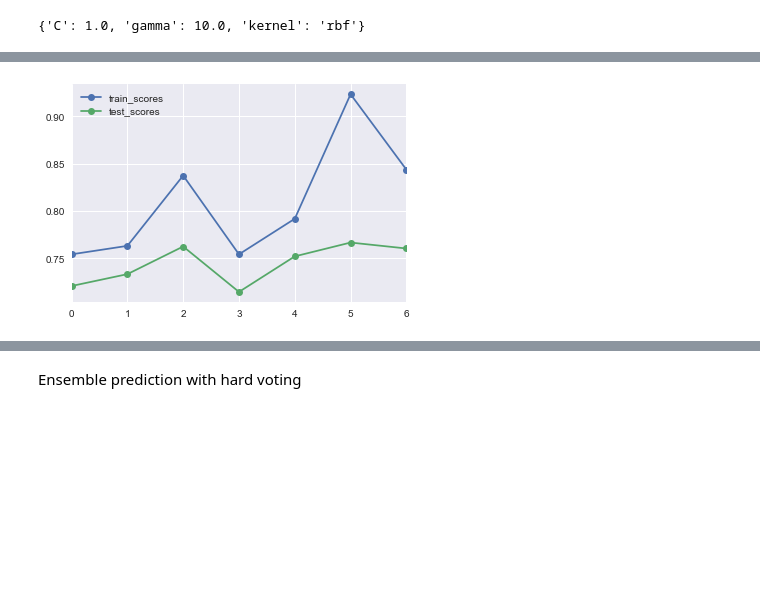
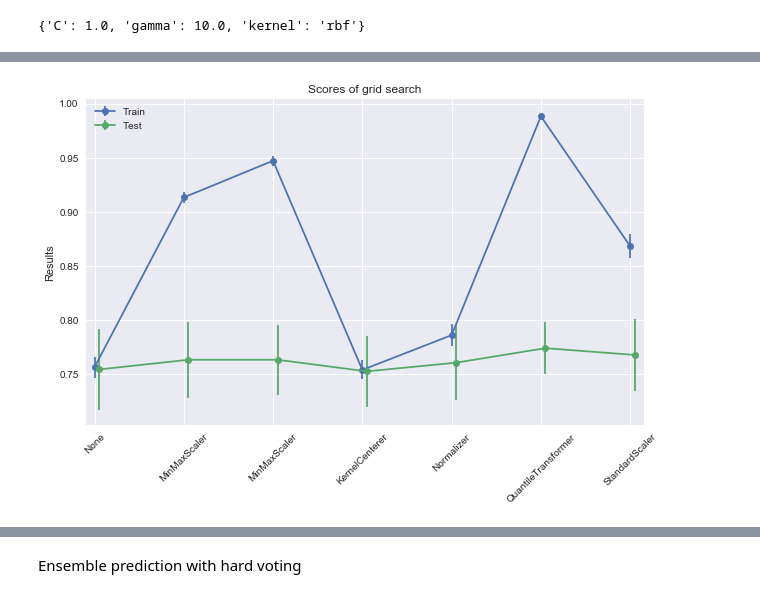
Before and after one commit to pfilo8/Kaggle-Red-Wine-Quality, a Jupyter notebook: Red Wine.ipynb, the cells around one changed output, grey strips where cells are left out. Saved outputs shown, nothing was run; the diff lists cells and outputs as text; code cells hidden in the pictures; blank space fills up the shorter version.

```diff
--- a/Red Wine.ipynb
+++ b/Red Wine.ipynb
@@ -403,3 +305,20 @@ Fitting 3 folds for each of 121 candidates, totalling 363 fits
+# %%
+def results_plot(results):
+    names = [str(res).split('(')[0] for res in results['name'].values]
+    x = np.arange(results.shape[0])
+
+    figure = plt.figure(figsize = (10,6))
+    ax = figure.add_subplot(1, 1, 1)
+    plt.title('Scores of grid search')
+
+    results.plot(x = x, y = 'train_scores', marker = 'o', label = 'Train', yerr = 'train_std', ax = ax)
+    results.plot(x = x + 0.05, y = 'test_scores', marker = 'o', label = 'Test', yerr = 'test_std', ax = ax)
+
+    plt.ylabel('Results')
+    plt.legend(loc = 'upper left')
+    plt.xticks(x, names, rotation = 45)
+    plt.xlim([-0.1, results.shape[0] - 0.85])
+    plt.show()
 # %%
 scalers = [None, MinMaxScaler(), MinMaxScaler((-1, 1)), KernelCenterer(),
            Normalizer(), QuantileTransformer(), StandardScaler()]
@@ -436,9 +354,8 @@ Fitting 3 folds for each of 72 candidates, totalling 216 fits
 ... (3 outputs left out)
-# %%
-results.plot(marker = 'o')
-plt.show()
-# %% [output]
-[figure, removed]
+# %%
+results_plot(results)
+# %% [output]
+[figure, added]
 # %%
 results['C'] = results.best_parameters.apply(lambda x: x['C'])
 results['gamma'] = results.best_parameters.apply(lambda x: x['gamma'] if 'gamma' in x.keys()else None)
```
Also changed, not shown: parts of 48 cells of this notebook.
